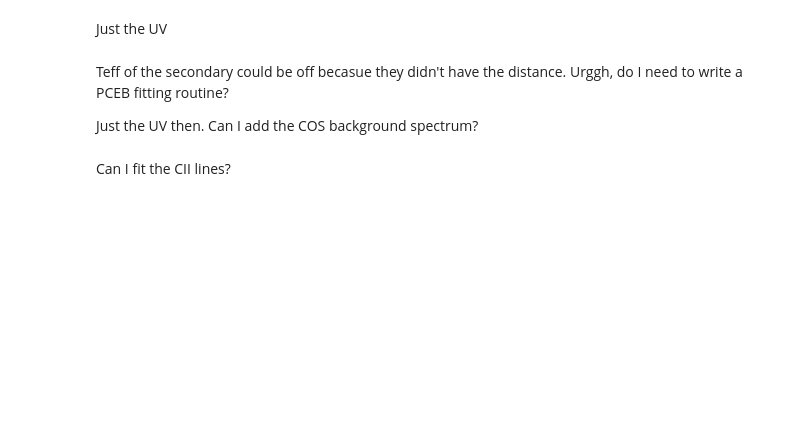
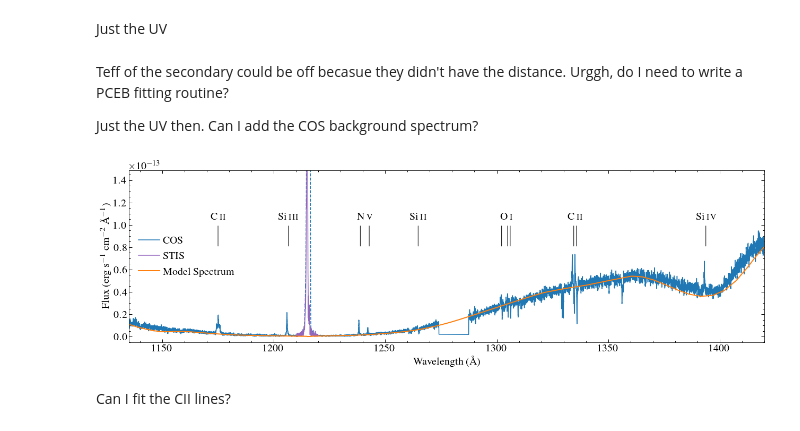
Before and after one commit to davidjwilson/pceb, a Jupyter notebook: eg_uma/eg_uma_sed.ipynb, the cells around one changed output. Saved outputs shown, nothing was run; the diff lists cells and outputs as text; code cells hidden in the pictures; blank space fills up the shorter version.

```diff
--- a/eg_uma/eg_uma_sed.ipynb
+++ b/eg_uma/eg_uma_sed.ipynb
@@ -79,7 +79,8 @@ wp, fp, ep = np.array(wp), np.array(fp), np.array(ep)
  'SDSS:u' "SDSS:u'" 'SDSS:z' "SDSS:z'" 'WISE:W1' 'WISE:W2' 'WISE:W3'
  'WISE:W4']
 # %%
-cpath = '/media/david/5tb_storage1/pceb_data/eg_uma/'
+# cpath = '/media/david/5tb_storage1/pceb_data/eg_uma/'
+cpath = '/media/david/1tb_storage1/emergency_data/eg_uma/hst/cos/'
 x = glob.glob('{}*x1dsum.fits'.format(cpath))[0]
 
 smooth=5
@@ -108,5 +107,6 @@ IndexError: list index out of range
 # %%
-path = '/media/david/5tb_storage1/eg_uma/hst/stis/data/'
+# path = '/media/david/5tb_storage1/eg_uma/hst/stis/data/'
+path = '/media/david/1tb_storage1/emergency_data/eg_uma/hst/stis/'
 x1ds = glob.glob('{}*x1d.fits'.format(path))
 
 data = fits.getdata(x1ds[0])[0]
@@ -230,36 +237,38 @@ mask = (ws > 1210) & (ws < 1220) & (fs>0)
 plt.plot(ws[mask], fs[mask], c='C4', label='STIS')
 plt.xlabel('Wavelength (\AA)')
 plt.ylabel('Flux (erg s$^{-1}$ cm$^{-2}$ \AA$^{-1}$)')
 plt.plot(mw, mf, c='C1', lw=2, label= 'Model Spectrum')
 
 si2 = [1264.738]
 si3 = [1294.545,1296.726,1298.892,1301.149,1303.323,1312.591]
 si4 = [1393.775]#,1402.770]
 o1 = [1302.17,1304.86,1306.03]
 c2 = [1334.532, 1335.703]
 c2i = [1175]
 si3i = [1206.51]
 nv = [1238.821,1242.804]
 
-names = ['Si\,{\sc ii}', 'Si\,{\sc iv}', 'O\,{\sc iv}', 'C\,{\sc ii}', 'C\,{\sc ii}', 'Si\,{\sc iii}', 'N\,{\sc v}']
+names = ['Si\,{\sc ii}', 'Si\,{\sc iv}', 'O\,{\sc i}', 'C\,{\sc ii}', 'C\,{\sc ii}', 'Si\,{\sc iii}', 'N\,{\sc v}']
 lines = [si2, si4, o1,c2, c2i, si3i, nv]
 for name, si in zip(names, lines):
     [plt.annotate('',(line, 0.8e-13), xytext=(line, 1.0e-13),arrowprops=dict(arrowstyle='-'), horizontalalignment='center') for line in si]
     plt.annotate(name,(np.mean(si), 1.e-13), xytext=(np.mean(si), 1.05e-13), horizontalalignment='center', bbox=dict(facecolor='white', edgecolor='none'))
 
 # plt.plot(gjw, gjf, c='C2')
 
 plt.xlim(1135, 1420)
 plt.ylim(-0.05e-13, 1.49e-13)
 plt.legend(loc=6)
 
 #add background
-plt.plot(wc, fc, ls='--', zorder=-10)
+plt.plot(wc[wc <1250], fc[wc <1250], ls='--', zorder=-10)
 
 plt.tight_layout()
 # plt.xscale('log')
 # plt.yscale('log')
-# plt.savefig('plots/eg_uma_fuv.pdf', dpi=150)
+plt.savefig('plots/eg_uma_fuv.pdf', dpi=150)
+# %% [output]
+[figure, added]
 # %% [markdown]
 
 Can I fit the CII lines?
```
Also changed, not shown: parts of 8 cells of this notebook, 2 other files.
